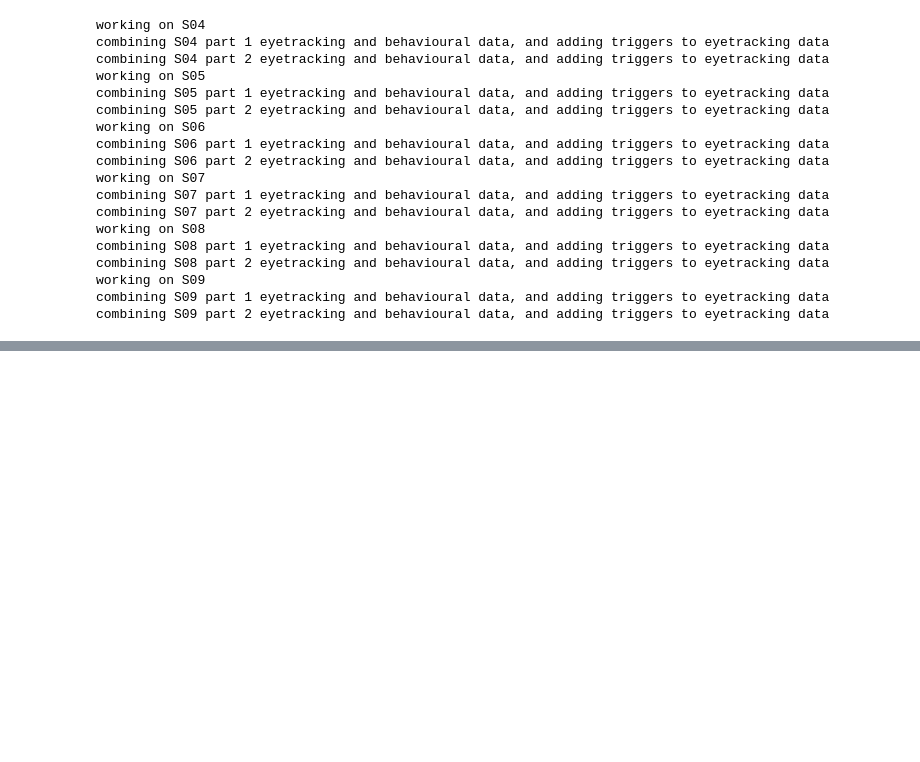
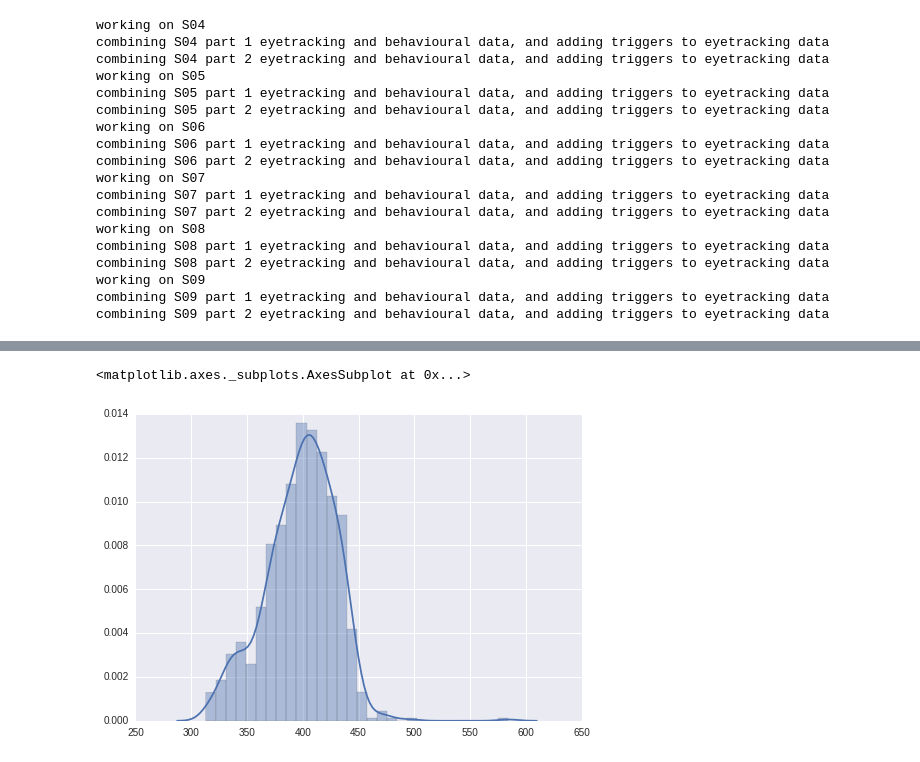
Before and after one commit to Nian-Jingqing/AttentionSaccade, a Jupyter notebook: AttentionSaccade_EyetrackerAnalysis.ipynb, the cells around one changed output, grey strips where cells are left out. Cells and saved outputs as stored; diff of their text form; code cells hidden in the pictures; blank space fills up the shorter version.

```diff
--- a/AttentionSaccade_EyetrackerAnalysis.ipynb
+++ b/AttentionSaccade_EyetrackerAnalysis.ipynb
@@ -255,0 +328,17 @@ for isub in range(len(edat)):
+# %%
+#seaborn.kdeplot(np.array(valtrls), bw = 0.5)
+
+#seaborn.distplot(np.array(valtrls), bins = 20, hist = True)
+#seaborn.distplot(valtrls)
+sns.set(color_codes=True)
+#sns.distplot(valtrls)
+np.where(np.isnan(valtrls))
+valtrlz = [x for x in range(len(valtrls)) if np.isnan(valtrls[x])==False]
+valtrials = []
+for i in valtrlz:
+    valtrials.append(valtrls[i])
+# %%
+sns.distplot(valtrials, bins = 30)
+# %% [output]
+<matplotlib.axes._subplots.AxesSubplot at 0x...>
+[figure, added]
```
Also changed, not shown: parts of 8 cells of this notebook.
